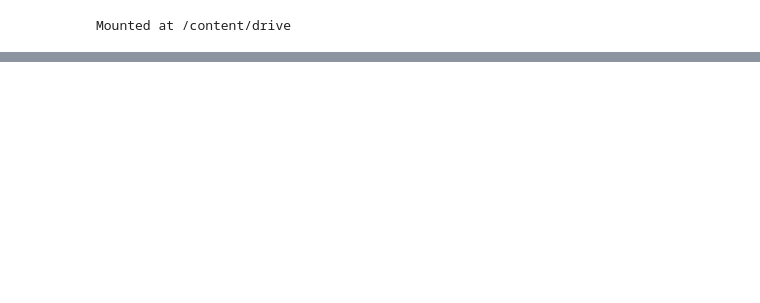
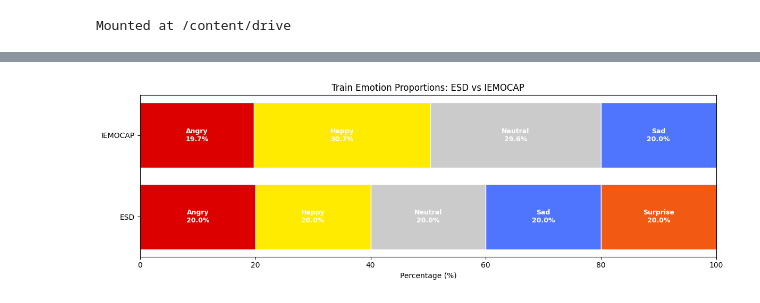
Before and after one commit to adsp-polito/2025-P7-Multimodal-Emotion-Recognition, a Jupyter notebook: notebooks/01_data_exploration.ipynb, the cells around one changed output, grey strips where cells are left out. Drawn from its saved outputs; the diff is of its cells as text; code cells hidden in the pictures; blank space fills up the shorter version.

```diff
--- a/notebooks/01_data_exploration.ipynb
+++ b/notebooks/01_data_exploration.ipynb
@@ -161,8 +10,0 @@ Surprise  :   5600  ( 20.0%)
-# %%
-iemocap_labels = [item["emo"] for item in iemocap_train.data_list]
-iemocap_label_counts = Counter(iemocap_labels)
-
-print("=== IEMOCAP Emotion Distribution (train) ===")
-total = len(iemocap_labels)
-for emo, cnt in iemocap_label_counts.items():
-    print(f"{emo:10s}: {cnt:6d}  ({cnt/total*100:5.1f}%)")
@@ -1195,0 +494,89 @@ wav          missing:     0 (  0.00%)   numeric-range: [NA, NA]
+# %%
+import numpy as np
+import matplotlib.pyplot as plt
+from collections import Counter
+
+# Inside Out emotion color palette
+emotion_colors = {
+    "Angry":    "#DC0000",   # Anger (red)
+    "Happy":    "#FFEB00",   # Joy (yellow)
+    "Sad":      "#4F75FF",   # Sadness (blue)
+    "Neutral":  "#CBCBCB",   # Disgust-ish neutral (gray)
+    "Surprise": "#F25912"    # Fear/Surprise (orange)
+}
+
+def compute_counts(dataset):
+    labels = [item["emo"] for item in dataset.data_list]
+    return Counter(labels)
+
+
+# TRAIN COUNTS
+esd_train_counts = compute_counts(esd_train)
+iem_train_counts = compute_counts(iemocap_train)
+
+# TEST COUNTS
+esd_test_counts = compute_counts(esd_test)
+iem_test_counts = compute_counts(iemocap_test)
+
+
+def counts_to_percentages(counts, emotions):
+    total = sum(counts.values())
+    return [(counts.get(e, 0) / total) * 100 for e in emotions]
+
+
+def plot_stacked_bar(esd_counts, iem_counts, title):
+    """Generic function for stacked horizontal bar charts comparing ESD vs IEMOCAP."""
+
+    all_emotions = sorted(set(list(esd_counts.keys()) + list(iem_counts.keys())))
+
+    # Convert to percentages
+    esd_percent = counts_to_percentages(esd_counts, all_emotions)
+    iem_percent = counts_to_percentages(iem_counts, all_emotions)
+
+    datasets = ["ESD", "IEMOCAP"]
+    percent_matrix = [esd_percent, iem_percent]
+
+    fig, ax = plt.subplots(figsize=(12, 4))
+
+    left = np.zeros(len(datasets))
+
+    # Plot each emotion segment
+    for i, emo in enumerate(all_emotions):
+        values = [percent_matrix[d][i] for d in range(len(datasets))]
+
+        bars = ax.barh(
+            datasets,
+            values,
+            left=left,
+            color=emotion_colors.get(emo, "#7f8c8d"),
+            edgecolor="white"
+        )
+
+        # Add emotion + percentage inside each segment if >1%
+        for bar, val in zip(bars, values):
+            if val > 1:
+                ax.text(
+                    bar.get_x() + bar.get_width()/2,
+                    bar.get_y() + bar.get_height()/2,
+                    f"{emo}\n{val:.1f}%",
+                    ha="center", va="center",
+                    fontsize=9, color="white", weight="bold"
+                )
+
+        left += values
+
+    ax.set_xlabel("Percentage (%)")
+    ax.set_title(title)
+    plt.tight_layout()
+    plt.show()
+
+
+# ------------------- TRAIN STACKED BAR -------------------
+plot_stacked_bar(esd_train_counts, iem_train_counts,
+                 "Train Emotion Proportions: ESD vs IEMOCAP")
+
+# ------------------- TEST STACKED BAR -------------------
+plot_stacked_bar(esd_test_counts, iem_test_counts,
+                 "Test Emotion Proportions: ESD vs IEMOCAP")
+# %% [output]
+[figure, added]
```
Also changed, not shown: parts of 73 cells of this notebook.
